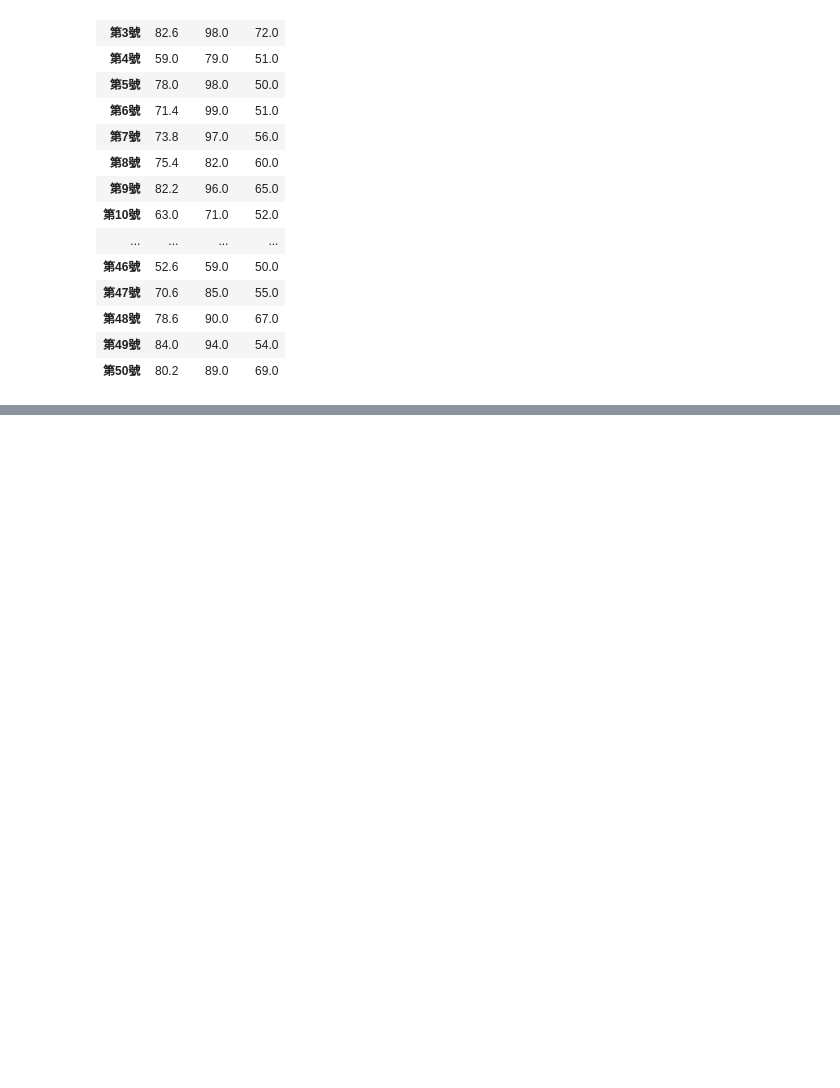
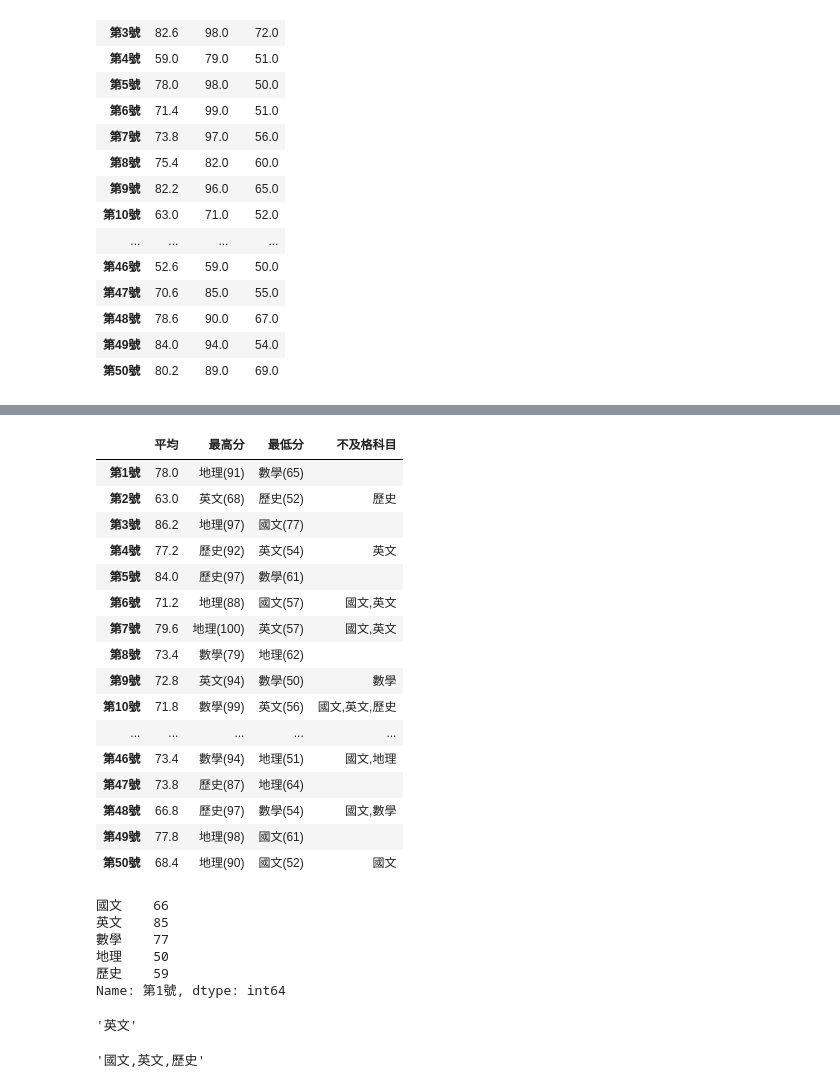
Before and after one commit to charlywang11/2024_05_05_sunday, a Jupyter notebook: lesson18/lesson18_4.ipynb, the cells around one changed output, grey strips where cells are left out. Cells and saved outputs as stored; diff of their text form; code cells hidden in the pictures; blank space fills up the shorter version.

```diff
--- a/lesson18/lesson18_4.ipynb
+++ b/lesson18/lesson18_4.ipynb
@@ -43,3 +60,10 @@ stu.apply(efg,axis=1)
 | 第48號 | 78.6 | 90.0 | 67.0 |
 | 第49號 | 84.0 | 94.0 | 54.0 |
 | 第50號 | 80.2 | 89.0 | 69.0 |
+# %%
+def efg(s) -> pd.Series: #return series
+    max_name = s[s == s.max()].index.values.tolist()[0]
+    min_name = s[s == s.min()].index.values.tolist()[0]
+    return pd.Series([s.mean(),f'{max_name}({s.max()})',f'{min_name}({s.min()})'],
+                     index=['平均',"最高分","最低分"])
+stu.apply(efg,axis=1)
@@ -45,0 +88,45 @@ stu.apply(efg,axis=1)
+# %%
+def efg(s) -> pd.Series: #return series
+    max_name = s[s == s.max()].index.values.tolist()[0]
+    min_name = s[s == s.min()].index.values.tolist()[0]
+    less60  = ",".join(list(s [s < 60].index))
+    return pd.Series([s.mean(),f'{max_name}({s.max()})',f'{min_name}({s.min()})',less60],
+                     index=['平均',"最高分","最低分","不及格科目"])
+stu.apply(efg,axis=1)
+# %% [output]
+|  | 平均 | 最高分 | 最低分 | 不及格科目 |
+| 第1號 | 78.0 | 地理(91) | 數學(65) |  |
+| 第2號 | 63.0 | 英文(68) | 歷史(52) | 歷史 |
+| 第3號 | 86.2 | 地理(97) | 國文(77) |  |
+| 第4號 | 77.2 | 歷史(92) | 英文(54) | 英文 |
+| 第5號 | 84.0 | 歷史(97) | 數學(61) |  |
+| 第6號 | 71.2 | 地理(88) | 國文(57) | 國文,英文 |
+| 第7號 | 79.6 | 地理(100) | 英文(57) | 國文,英文 |
+| 第8號 | 73.4 | 數學(79) | 地理(62) |  |
+| 第9號 | 72.8 | 英文(94) | 數學(50) | 數學 |
+| 第10號 | 71.8 | 數學(99) | 英文(56) | 國文,英文,歷史 |
+| ... | ... | ... | ... | ... |
+| 第46號 | 73.4 | 數學(94) | 地理(51) | 國文,地理 |
+| 第47號 | 73.8 | 歷史(87) | 地理(64) |  |
+| 第48號 | 66.8 | 歷史(97) | 數學(54) | 國文,數學 |
+| 第49號 | 77.8 | 地理(98) | 國文(61) |  |
+| 第50號 | 68.4 | 地理(90) | 國文(52) | 國文 |
+# %%
+stu1 = stu.iloc[0]
+stu1
+# %% [output]
+國文    66
+英文    85
+數學    77
+地理    50
+歷史    59
+Name: 第1號, dtype: int64
+# %%
+stu1[stu1 == stu1.max()].index.values.tolist()[0]
+# %% [output]
+'英文'
+# %%
+stu2 = stu.loc['第10號']
+",".join(list(stu2[stu2 < 60].index))
+# %% [output]
+'國文,英文,歷史'
```
Also changed, not shown: parts of 4 cells of this notebook.
